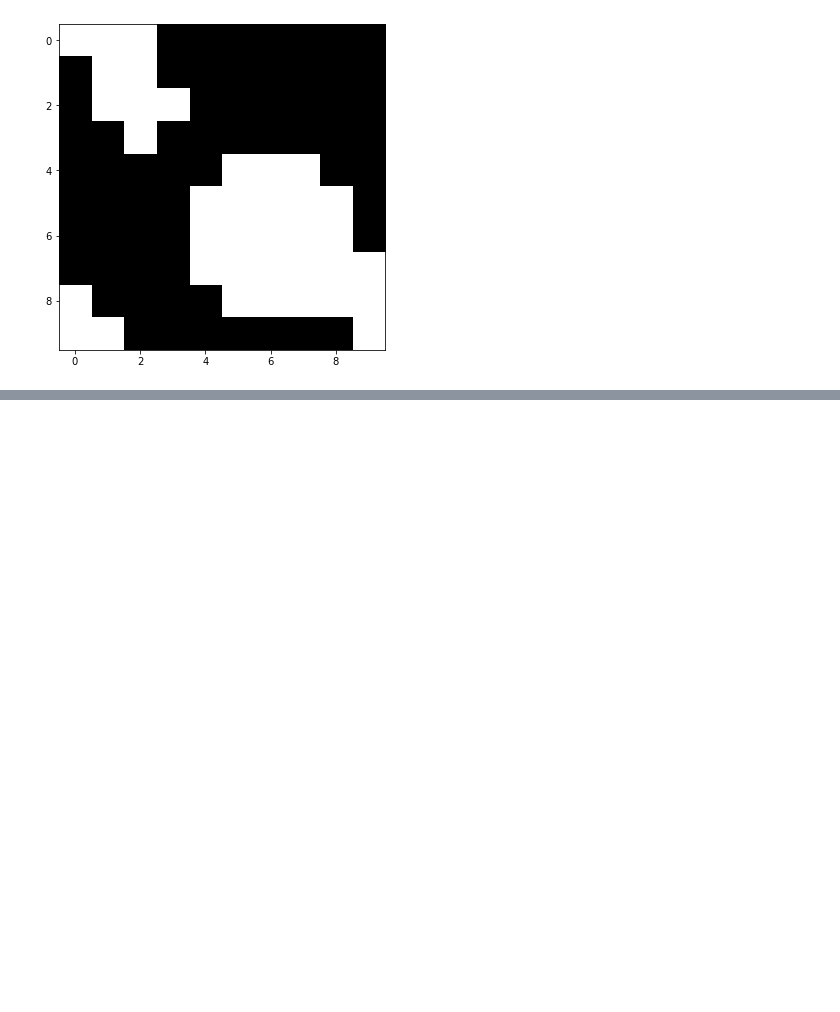
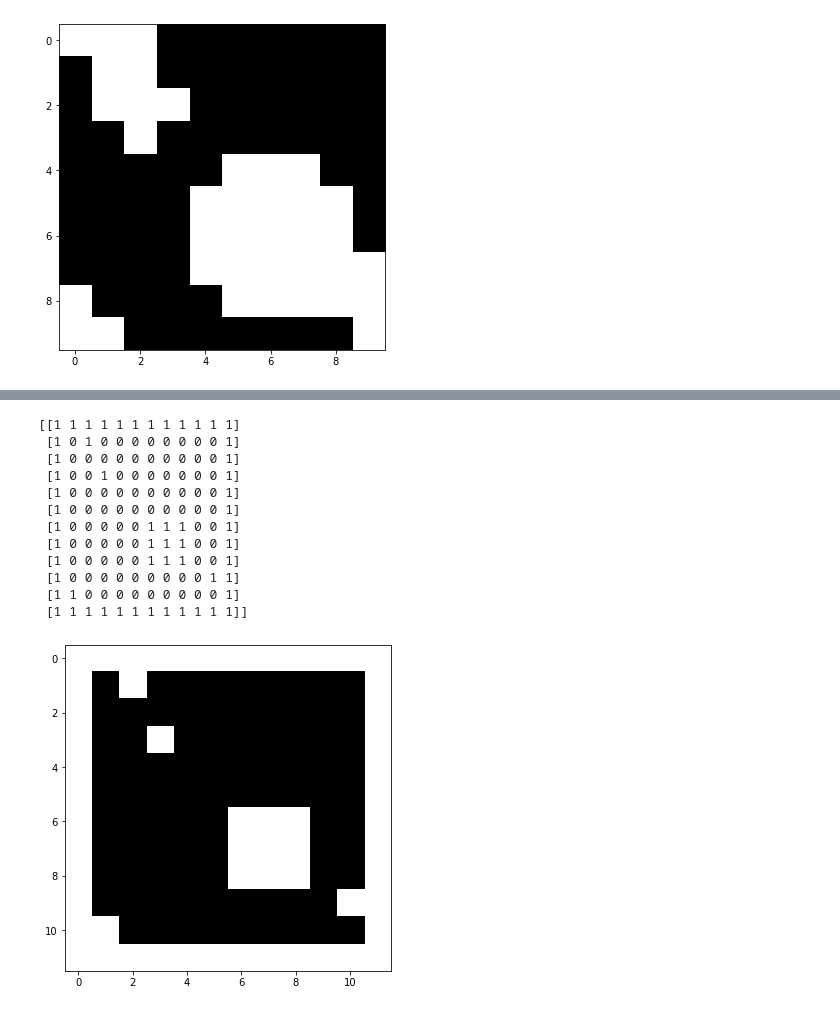
Before and after one commit to DastanIqbal/LearnOpenCV, a Jupyter notebook: src/OpenCV/week3/4-morphingFromScratch/dilationFromScratchMethod2.ipynb, the cells around one changed output, grey strips where cells are left out. Drawn from its saved outputs; the diff is of its cells as text; code cells hidden in the pictures; blank space fills up the shorter version.

```diff
--- a/src/OpenCV/week3/4-morphingFromScratch/dilationFromScratchMethod2.ipynb
+++ b/src/OpenCV/week3/4-morphingFromScratch/dilationFromScratchMethod2.ipynb
@@ -160,0 +180,52 @@ plt.imshow(dilatedImage)
+# %%
+border = ksize//2
+
+paddedIm = np.zeros((height + border*2, width + border*2))
+paddedIm = cv2.copyMakeBorder(im, border, border, border, border, cv2.BORDER_CONSTANT, value = 1)
+paddedErodedIm = paddedIm.copy()
+plt.imshow(paddedErodedIm)
+print(paddedErodedIm)
+
+# Create a VideoWriter object
+# Use frame size as 50x50
+out = cv2.VideoWriter(
+    'erosionScratch.avi',
+    cv2.VideoWriter_fourcc('M','J','P','G'),
+    10,
+    (50,50)
+)
+
+for h_i in range(border, height+border):
+    for w_i in range(border,width+border):
+        roi = paddedIm[h_i - border:h_i + border + 1, w_i - border:w_i + border + 1]
+        cx = int(((h_i - border) + (h_i + border + 1)) // 2)
+        cy = int(((w_i - border) + (w_i + border + 1)) // 2)
+        if paddedIm[cx, cy]:
+            ops = cv2.bitwise_or(roi, element)
+            if not np.amin(ops):
+                paddedErodedIm[cx, cy] = np.amin(ops)
+                # Resize output to 50x50 before writing it to the video
+                frame = paddedErodedIm[:,:,None]*1*np.empty(3,dtype='uint8')[None,None,:]
+                frames = cv2.resize(frame,(50,50),interpolation=cv2.INTER_NEAREST)
+
+                # Convert resizedFrame to BGR before writing
+                frames = cv2.cvtColor(frames,cv2.COLOR_BGR2GRAY)
+                (thresh, im_bw) = cv2.threshold(frames, 128, 255, cv2.THRESH_BINARY | cv2.THRESH_OTSU)
+                frame3d = cv2.merge((im_bw,im_bw,im_bw))
+                out.write(frame3d)
+
+out.release()
+# %% [output]
+[[1 1 1 1 1 1 1 1 1 1 1 1]
+ [1 0 1 0 0 0 0 0 0 0 0 1]
+ [1 0 0 0 0 0 0 0 0 0 0 1]
+ [1 0 0 1 0 0 0 0 0 0 0 1]
+ [1 0 0 0 0 0 0 0 0 0 0 1]
+ [1 0 0 0 0 0 0 0 0 0 0 1]
+ [1 0 0 0 0 0 1 1 1 0 0 1]
+ [1 0 0 0 0 0 1 1 1 0 0 1]
+ [1 0 0 0 0 0 1 1 1 0 0 1]
+ [1 0 0 0 0 0 0 0 0 0 1 1]
+ [1 1 0 0 0 0 0 0 0 0 0 1]
+ [1 1 1 1 1 1 1 1 1 1 1 1]]
+[figure, added]
```
Also changed, not shown: parts of 6 cells of this notebook, 1 other file.
